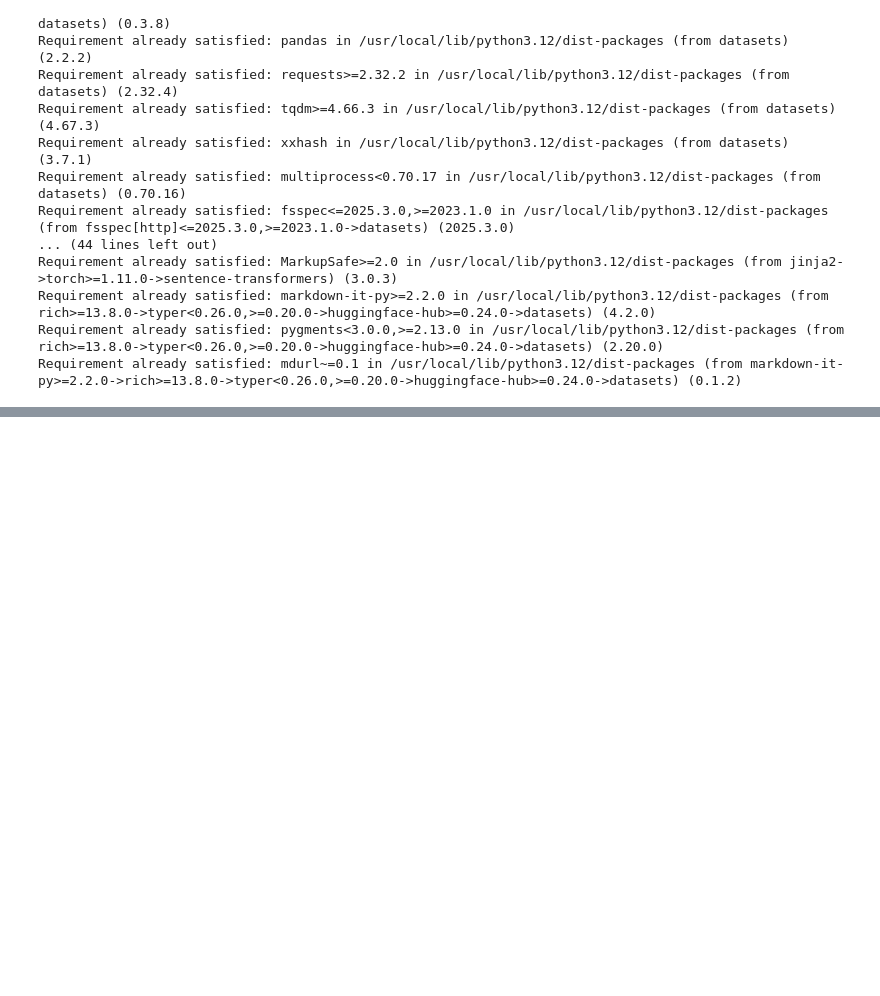
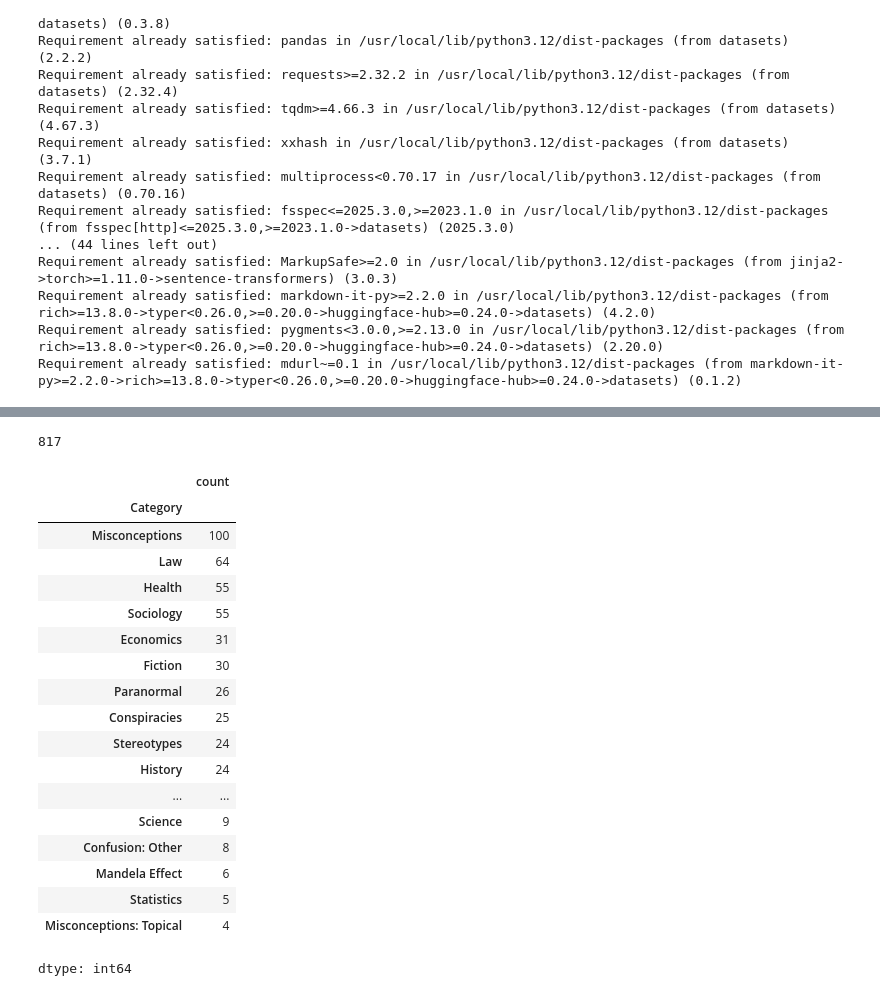
Before and after one commit to anushah-200/AnushahGupta_ML_Internship_2026, a Jupyter notebook: notebooks/01_dataset_preparation.ipynb, the cells around one changed output, grey strips where cells are left out. Cells and saved outputs as stored; diff of their text form; code cells hidden in the pictures; blank space fills up the shorter version.

```diff
--- a/notebooks/01_dataset_preparation.ipynb
+++ b/notebooks/01_dataset_preparation.ipynb
@@ -31,0 +95,11 @@ from datasets import load_dataset
+# %%
+#creating working dataset
+working_df = df[['type', 'category', 'question', 'best_answer']].copy()
+# %%
+#renaming and making columns easier to understand
+working_df.rename(columns={
+    'type': 'Type',
+    'category': 'Category',
+    'question': 'Question',
+    'best_answer': 'Ground_Truth'
+}, inplace=True)
@@ -31,0 +144,27 @@ from datasets import load_dataset
+# %%
+#exploring the distribution of questions within the dataset
+len(working_df)
+# %% [output]
+817
+# %%
+working_df['Category'].value_counts()
+# %% [output]
+|  | count |
+| Category |  |
+| Misconceptions | 100 |
+| Law | 64 |
+| Health | 55 |
+| Sociology | 55 |
+| Economics | 31 |
+| Fiction | 30 |
+| Paranormal | 26 |
+| Conspiracies | 25 |
+| Stereotypes | 24 |
+| History | 24 |
+| ... | ... |
+| Science | 9 |
+| Confusion: Other | 8 |
+| Mandela Effect | 6 |
+| Statistics | 5 |
+| Misconceptions: Topical | 4 |
+dtype: int64
```
Also changed, not shown: parts of 14 cells of this notebook.
